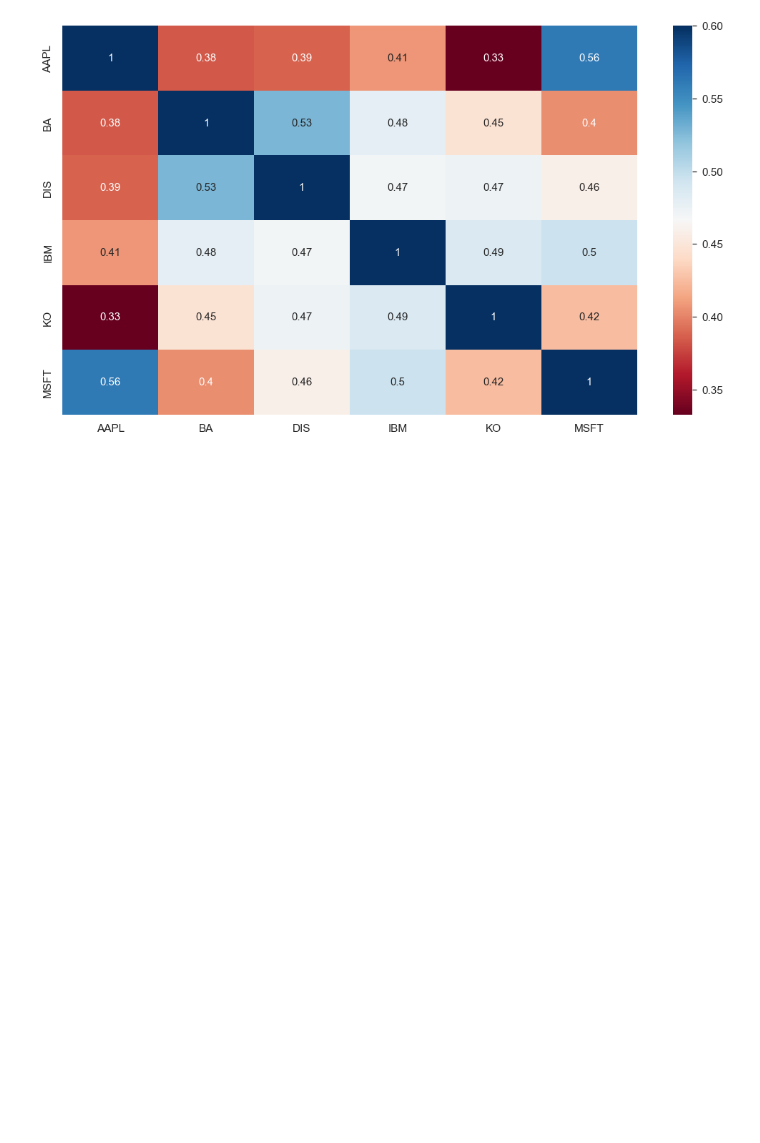
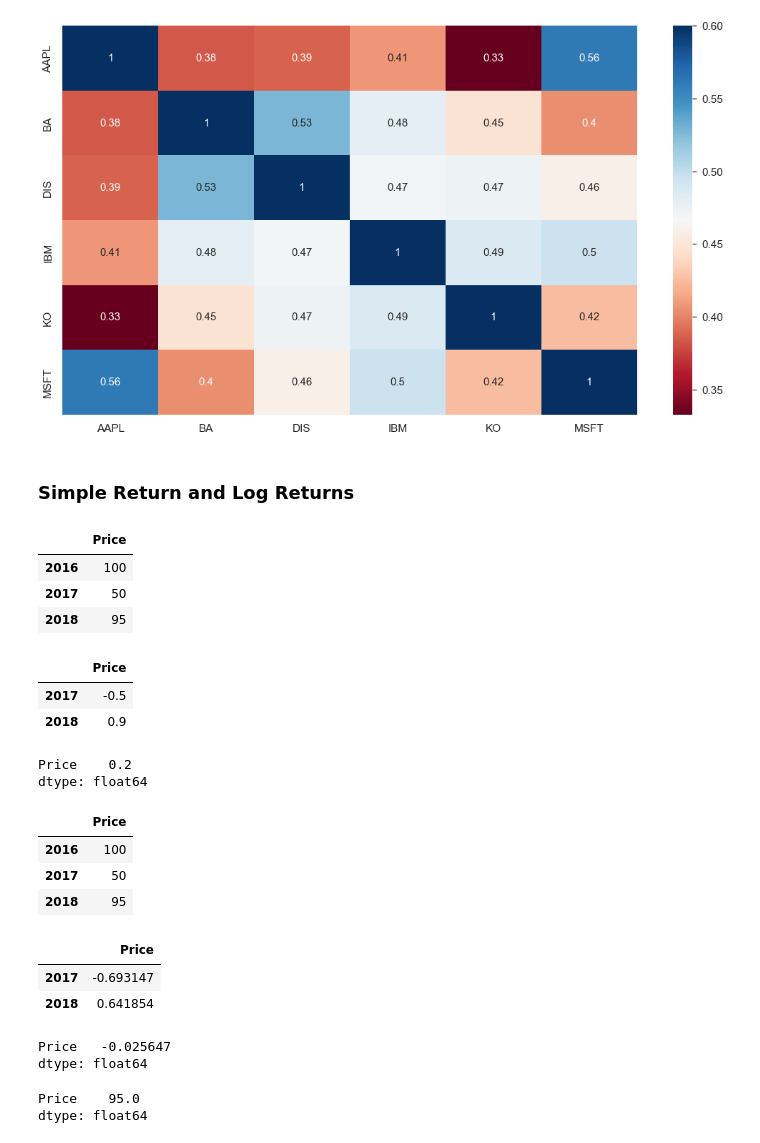
Before and after one commit to amarendra-singh/FinancePython, a Jupyter notebook: yFinance.ipynb, the cells around one changed output. Drawn from its saved outputs; the diff is of its cells as text; code cells hidden in the pictures; blank space fills up the shorter version.

Commit message:
Simple return, Log return

```diff
--- a/yFinance.ipynb
+++ b/yFinance.ipynb
@@ -306,3 +306,50 @@ plt.show
 # %% [output]
 <function matplotlib.pyplot.show(close=None, block=None)>
 [figure]
+# %% [markdown]
+<h3>Simple Return and Log Returns</h3>
+# %%
+#Example
+df = pd.DataFrame(index = [2016,2017,2018], data = [100,50,95], columns=["Price"])
+df
+# %% [output]
+|  | Price |
+| 2016 | 100 |
+| 2017 | 50 |
+| 2018 | 95 |
+# %%
+simpleReturn = df.pct_change().dropna()
+simpleReturn
+# %% [output]
+|  | Price |
+| 2017 | -0.5 |
+| 2018 | 0.9 |
+# %%
+simpleReturn.mean()
+# %% [output]
+Price    0.2
+dtype: float64
+# %%
+df
+# %% [output]
+|  | Price |
+| 2016 | 100 |
+| 2017 | 50 |
+| 2018 | 95 |
+# %%
+logReturn = np.log(df/df.shift(1)).dropna()
+logReturn
+# %% [output]
+|  | Price |
+| 2017 | -0.693147 |
+| 2018 | 0.641854 |
+# %%
+logReturn.mean()
+# %% [output]
+Price   -0.025647
+dtype: float64
+# %%
+100*np.exp(2*logReturn.mean())
+# %% [output]
+Price    95.0
+dtype: float64
```
Also changed, not shown: parts of 3 cells of this notebook, 1 other file.
